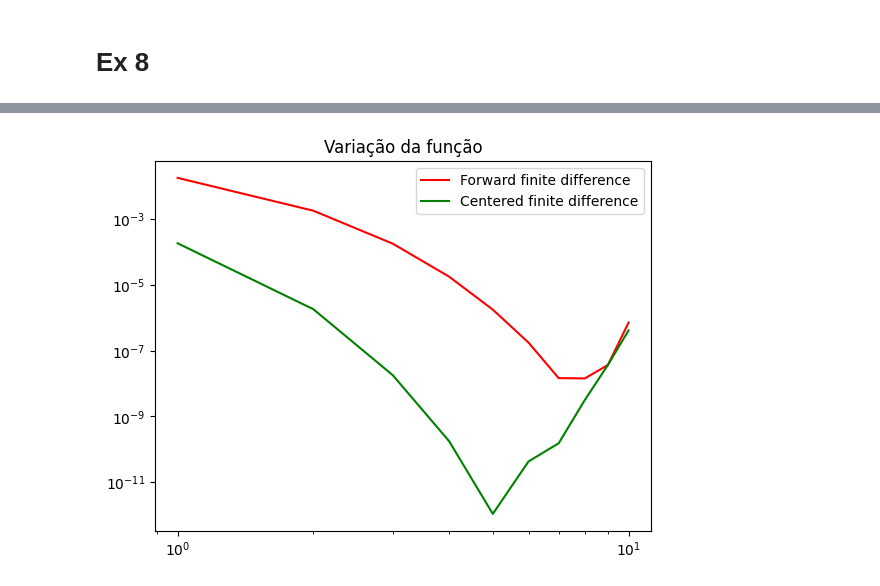
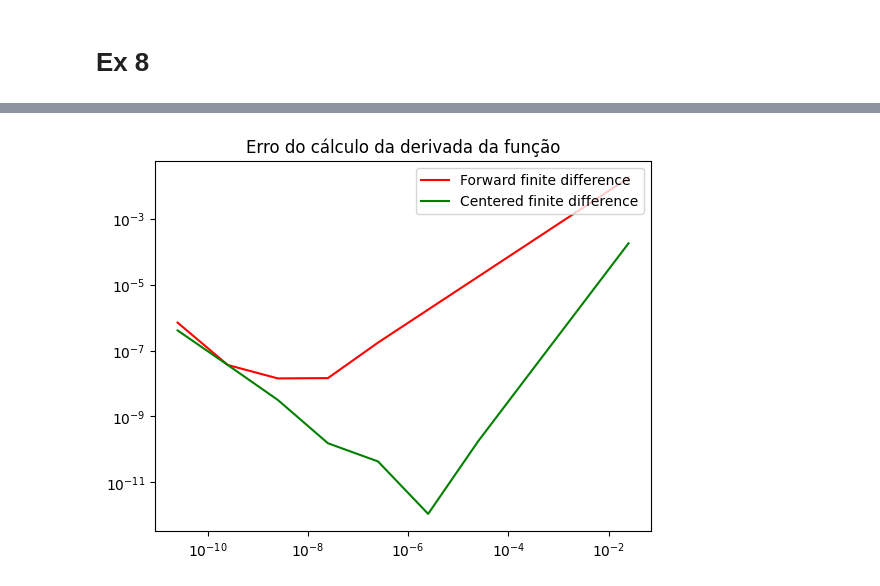
Before and after one commit to LuisFSForti/Atividades_USP, a Jupyter notebook: Calculo_Numerico/Atividade_5/Atividade5.ipynb, the cells around one changed output, grey strips where cells are left out. Drawn from its saved outputs; the diff is of its cells as text; code cells hidden in the pictures.

```diff
--- a/Calculo_Numerico/Atividade_5/Atividade5.ipynb
+++ b/Calculo_Numerico/Atividade_5/Atividade5.ipynb
@@ -559,25 +571,25 @@ plt.show()
 # %%
 #Letra C
 k = np.linspace(1, 10, 10)
 h = 0.25/pow(10, k)
 x = np.pi/2
 
 res1 = DerivadaDaFunc8(x)
 res2 = Derivadas(x, Func8, h)
 
 err1 = abs(res1 - res2[0])
 err2 = abs(res1 - res2[2])
 
-plt.loglog(k, err1, "-r", label="Forward finite difference")
-plt.loglog(k, err2, "-g", label="Centered finite difference")
-plt.title("Variação da função")
+plt.loglog(h, err1, "-r", label="Forward finite difference")
+plt.loglog(h, err2, "-g", label="Centered finite difference")
+plt.title("Erro do cálculo da derivada da função")
 plt.legend(loc="upper right")
 plt.show()
 
 #Conforme o h diminui, a derivada vai ganhando mais precisão
 #No entanto, para h muito pequeno a precisão diminui, provavelmente devido à erros ao lidar com o ponto flutuante muito pequeno
 # %% [output]
-[figure, old version]
+[figure, new version]
 # %%
 def DerivadaBonus(x, h):
     return (Func8(x + h) - 2 * Func8(x) + Func8(x - h))/pow(h, 2)
```
Also changed, not shown: parts of 8 cells of this notebook.
